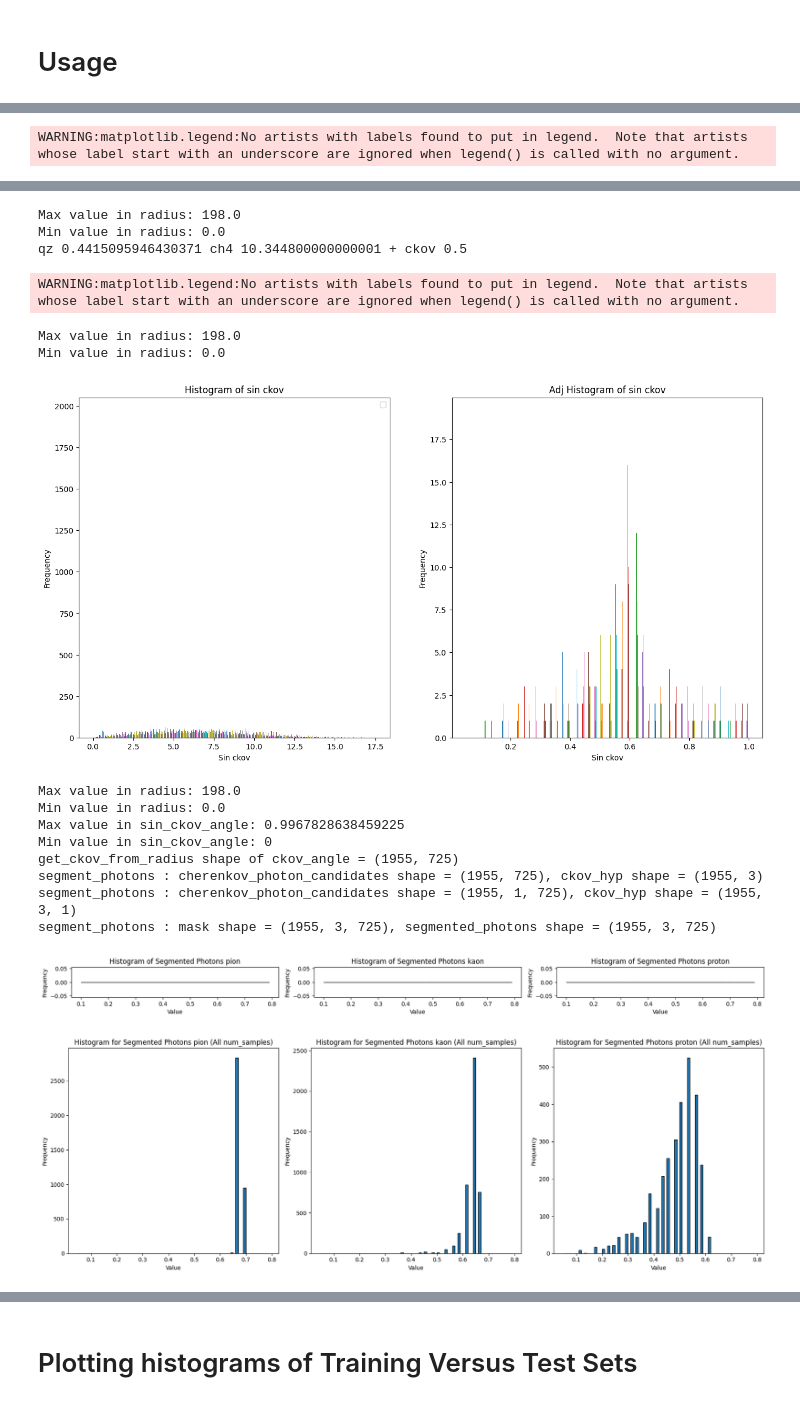
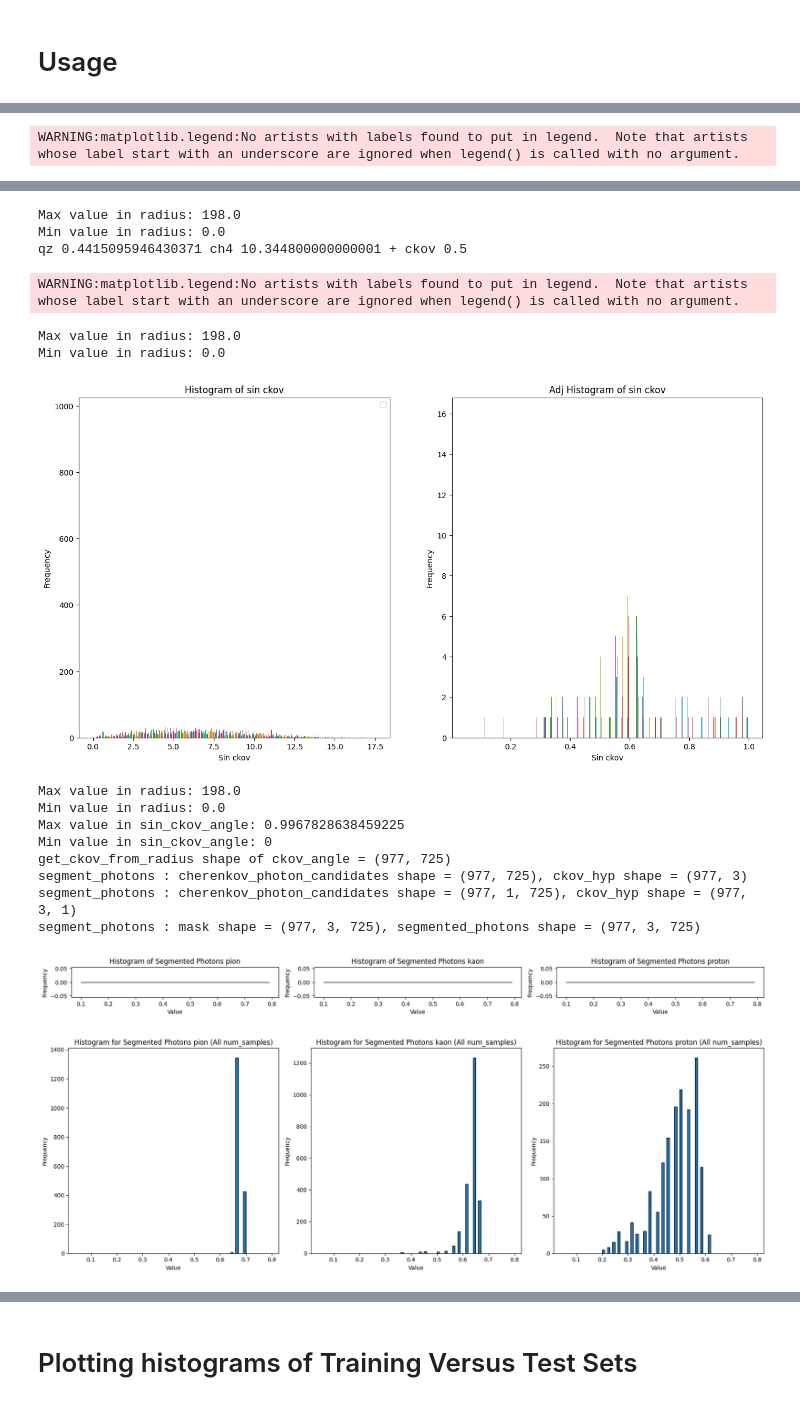
Before and after one commit to eflatlan/CNN_PID, a Jupyter notebook: most_recent_segment.ipynb, the cells around one changed output, grey strips where cells are left out. Drawn from its saved outputs; the diff is of its cells as text; code cells hidden in the pictures.

```diff
--- a/most_recent_segment.ipynb
+++ b/most_recent_segment.ipynb
@@ -99,6 +99,10 @@ def calc_dist2mip(maps = None,  mip_positions = None, resolution = 10, ckov_hyp
         map_kaon[indices[0][mask_kaon], indices[1][mask_kaon]] = 1
         map_proton[indices[0][mask_proton], indices[1][mask_proton]] = 1
         # slicing the segmented maps
+        map_pion_sliced = np.zeros((1,1))
+        map_kaon_sliced = np.zeros((1,1))
+        map_proton_sliced = np.zeros((1,1))
+
         if np.any(mask_pion):
             map_pion_sliced = map_pion[min(indices[0][mask_pion]):max(indices[0][mask_pion])+1,
                                   min(indices[1][mask_pion]):max(indices[1][mask_pion])+1]
@@ -109,9 +113,16 @@ def calc_dist2mip(maps = None,  mip_positions = None, resolution = 10, ckov_hyp
             map_proton_sliced = map_proton[min(indices[0][mask_proton]):max(indices[0][mask_proton])+1,
                                       min(indices[1][mask_proton]):max(indices[1][mask_proton])+1]
 
+        print(f"map_pion_sliced shape : {map_pion_sliced.shape}")
+        print(f"mask_pion shape : {mask_pion.shape}")
 
-        segmented_map_list.append([map_pion, map_kaon, map_proton])
-        #segmented_map_list.append([map_pion_sliced, map_kaon_sliced, map_proton_sliced])
+        print(f"map_kaon_sliced shape : {map_kaon_sliced.shape}")
+        print(f"mask_kaon shape : {mask_kaon.shape}")
+
+        print(f"map_proton_sliced shape : {map_proton_sliced.shape}")
+        print(f"mask_proton shape : {mask_proton.shape}")
+        #segmented_map_list.append([map_pion, map_kaon, map_proton])
+        segmented_map_list.append([map_pion_sliced, map_kaon_sliced, map_proton_sliced])
         distances_map_list.append(distances)
 
     #distances_map_list.append(temp)
@@ -1892,7 +1903,7 @@ class MassClassifier:
 
 #these three have .008 in stddev
 # 3 percent occupancy:
-classifier = MassClassifier(percentage_to_read = 20, resolution = 4) # pass percentage of dataset to read
+classifier = MassClassifier(percentage_to_read = 10, resolution = 4) # pass percentage of dataset to read
 
 classifier.load_data("ParticleInfoLead.h5")
 X_train, X_test, y_train, y_test, maps, positions = classifier.preprocess_data()
@@ -1921,19 +1932,19 @@ get_ckov_from_radius shape of radius = (1955, 725)
 WARNING:matplotlib.legend:No artists with labels found to put in legend.  Note that artists whose label start with an underscore are ignored when legend() is called with no argument.
 [figure]
 Max value in radius: 198.0
 Min value in radius: 0.0
 qz 0.4415095946430371 ch4 10.344800000000001 + ckov 0.5
 WARNING:matplotlib.legend:No artists with labels found to put in legend.  Note that artists whose label start with an underscore are ignored when legend() is called with no argument.
 Max value in radius: 198.0
 Min value in radius: 0.0
-[figure, old version]
+[figure, new version]
 Max value in radius: 198.0
 Min value in radius: 0.0
 Max value in sin_ckov_angle: 0.9967828638459225
 Min value in sin_ckov_angle: 0
-get_ckov_from_radius shape of ckov_angle = (1955, 725)
-segment_photons : cherenkov_photon_candidates shape = (1955, 725), ckov_hyp shape = (1955, 3)
-segment_photons : cherenkov_photon_candidates shape = (1955, 1, 725), ckov_hyp shape = (1955, 3, 1)
-segment_photons : mask shape = (1955, 3, 725), segmented_photons shape = (1955, 3, 725)
+get_ckov_from_radius shape of ckov_angle = (977, 725)
+segment_photons : cherenkov_photon_candidates shape = (977, 725), ckov_hyp shape = (977, 3)
+segment_photons : cherenkov_photon_candidates shape = (977, 1, 725), ckov_hyp shape = (977, 3, 1)
+segment_photons : mask shape = (977, 3, 725), segmented_photons shape = (977, 3, 725)
 [figure]
-[figure, old version]
+[figure, new version]
```
Also changed, not shown: parts of 4 cells of this notebook.
